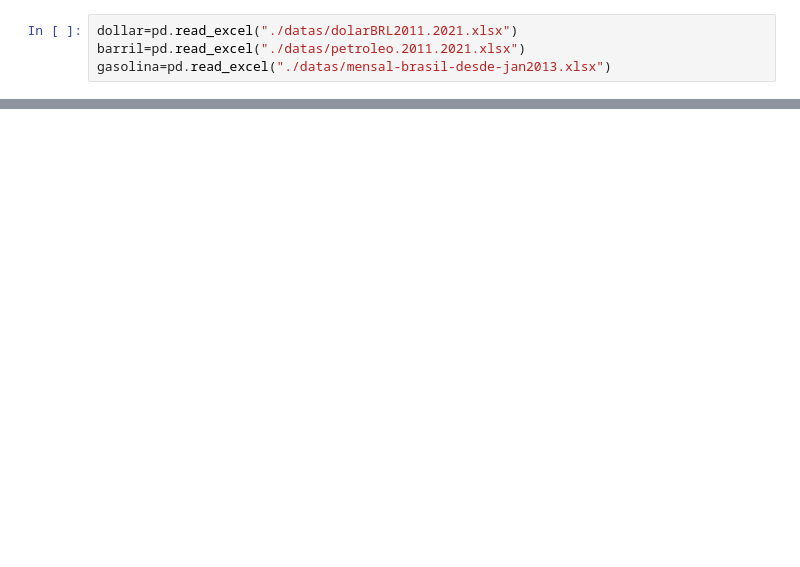
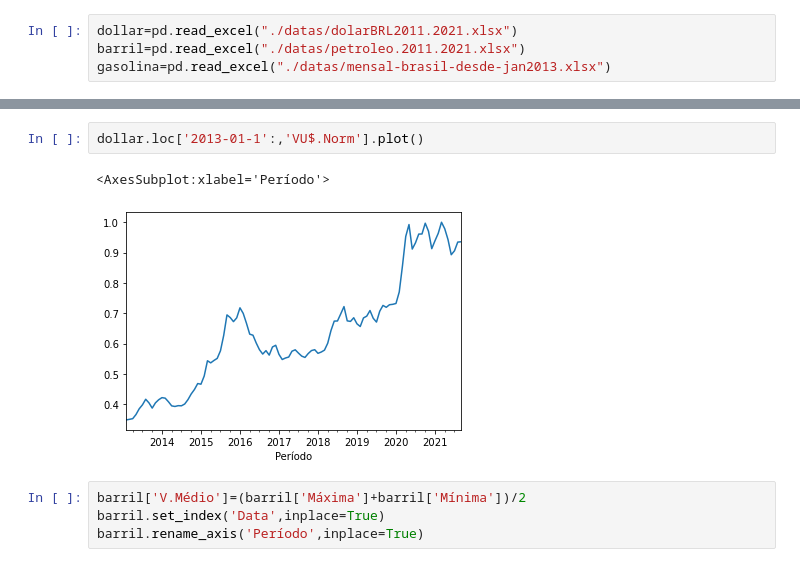
Before and after one commit to ednaelxd/residencia, a Jupyter notebook: desenvolvimento.ipynb, the cells around one changed output, grey strips where cells are left out. Cells and saved outputs as stored; diff of their text form; blank space fills up the shorter version.

```diff
--- a/desenvolvimento.ipynb
+++ b/desenvolvimento.ipynb
@@ -25,0 +29,9 @@ gasolina.head()
+# %%
+dollar.loc['2013-01-1':,'VU$.Norm'].plot()
+# %% [output]
+<AxesSubplot:xlabel='Período'>
+[figure, added]
+# %%
+barril['V.Médio']=(barril['Máxima']+barril['Mínima'])/2
+barril.set_index('Data',inplace=True)
+barril.rename_axis('Período',inplace=True)
```
Also changed, not shown: parts of 18 cells of this notebook.
